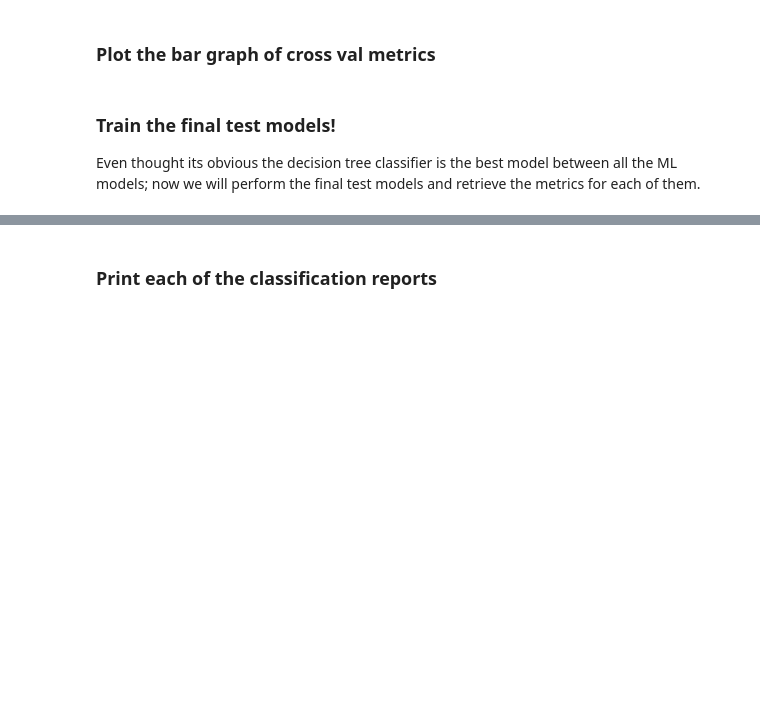
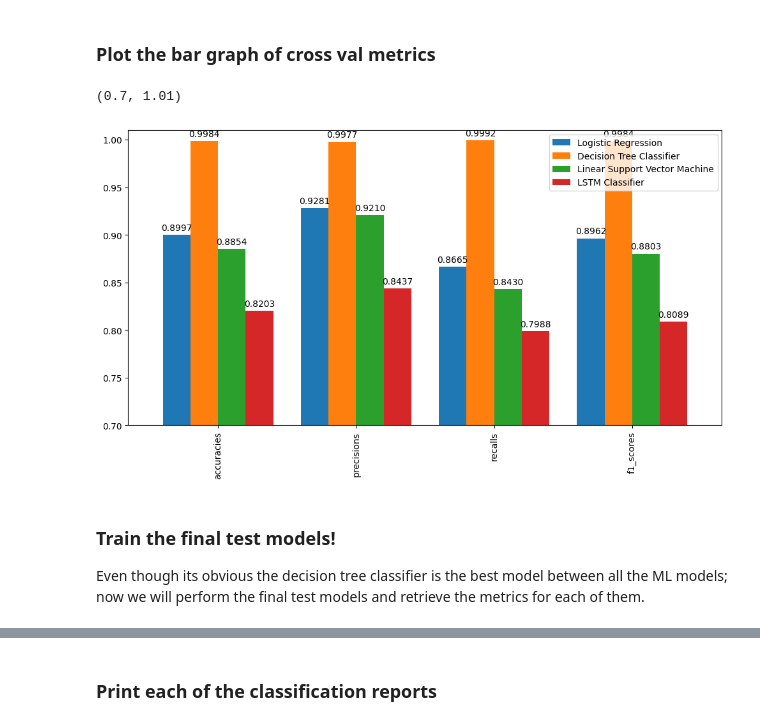
Before and after one commit to juanpajedrez/AAI-501-Final-Project-Code, a Jupyter notebook: notebooks/ml_fraud_algos.ipynb, the cells around one changed output, grey strips where cells are left out. Saved outputs shown, nothing was run; the diff lists cells and outputs as text; code cells hidden in the pictures; blank space fills up the shorter version.

Commit message:
LSTM (Final)
Fully integrated LSTM without issues
Cleaned up notebook
Reworked Training the test models
Updated Confusion matrices code

```diff
--- a/notebooks/ml_fraud_algos.ipynb
+++ b/notebooks/ml_fraud_algos.ipynb
@@ -268,9 +288,9 @@ class LSTMNet(nn.Module):
         return self.sigmoid(output)
 # %%
 ml_classifiers = {
-    # "Logistic Regression": LogisticRegression(random_state=42, max_iter=1000),
-    # "Decision Tree Classifier": DecisionTreeClassifier(random_state=42),
-    # "Linear Support Vector Machine": LinearSVC(C=1.0, max_iter=1000),
+    "Logistic Regression": LogisticRegression(random_state=42, max_iter=1000),
+    "Decision Tree Classifier": DecisionTreeClassifier(random_state=42),
+    "Linear Support Vector Machine": LinearSVC(C=1.0, max_iter=1000),
     "LSTM Classifier": LSTMModel(input_shape=(X_data.shape[1], 1), epochs=20, batch_size=128, learning_rate=0.001)
 }
 # %% [markdown]
@@ -377,24 +394,22 @@ Now that we have finally got the cross validation metrics, we will perform the l
 5. Create ROC curves for all models and overlay for comparison
 # %%
 from typing import List
-def read_df_data(clfs_names:List[str]) -> pd.DataFrame:
-    """
-    Function that would retrieve the checkpoints cross validation
-    values for accuracy, precision, recall, and f1 score.
-    """
-    #Create a holder to store the data
+import pandas as pd
+
+def read_df_data(clfs_names: List[str]) -> pd.DataFrame:
+    # Create a holder to store the data
     actual_data = {}
 
     for name in clfs_names:
-        #Read the dataframe
-        df_data = pd.read_csv("my_data_" + name + ".csv")
+        # Read the dataframe
+        df_data = pd.read_csv("my_data_" + name.replace(" ", "_") + ".csv")
 
-        #Assign it to the actual data properly
+        # Assign it to the actual data properly
         actual_data[name + "_accuracies"] = df_data[name + "_accuracies"].to_numpy()
         actual_data[name + "_precisions"] = df_data[name + "_precisions"].to_numpy()
         actual_data[name + "_recalls"] = df_data[name + "_recalls"].to_numpy()
         actual_data[name + "_f1_scores"] = df_data[name + "_f1_scores"].to_numpy()
 
-    #Return the total dataframe.
+    # Convert the dictionary to a DataFrame and return
     return pd.DataFrame(actual_data)
 # %%
@@ -432,16 +469,19 @@ df_plot_cross_val.head(3)
 # %%
 fig, axs = plt.subplots(1, figsize = (12, 6))
 df_plot_cross_val.T.plot(ax=axs, kind="bar", legend=True, width = 0.8)
 
 # Rotate x-axis ticks
 axs.set_xticklabels(axs.get_xticklabels(), rotation=90, fontsize=10)
 
 # Annotate bar values
 for container in axs.containers:
     axs.bar_label(container, fmt='%.4f', fontsize=10, padding=3)
 
-axs.set_ylim(0.83, 1.01)
+axs.set_ylim(0.70, 1.01)
+# %% [output]
+(0.7, 1.01)
+[figure, added]
 # %% [markdown]
 ### Train the final test models!
-Even thought its obvious the decision tree classifier is the best model between all the ML models; now we will perform the final test models and retrieve the metrics for each of them.
+Even though its obvious the decision tree classifier is the best model between all the ML models; now we will perform the final test models and retrieve the metrics for each of them.
 # %%
```
Also changed, not shown: parts of 35 cells of this notebook, 3 other files.
